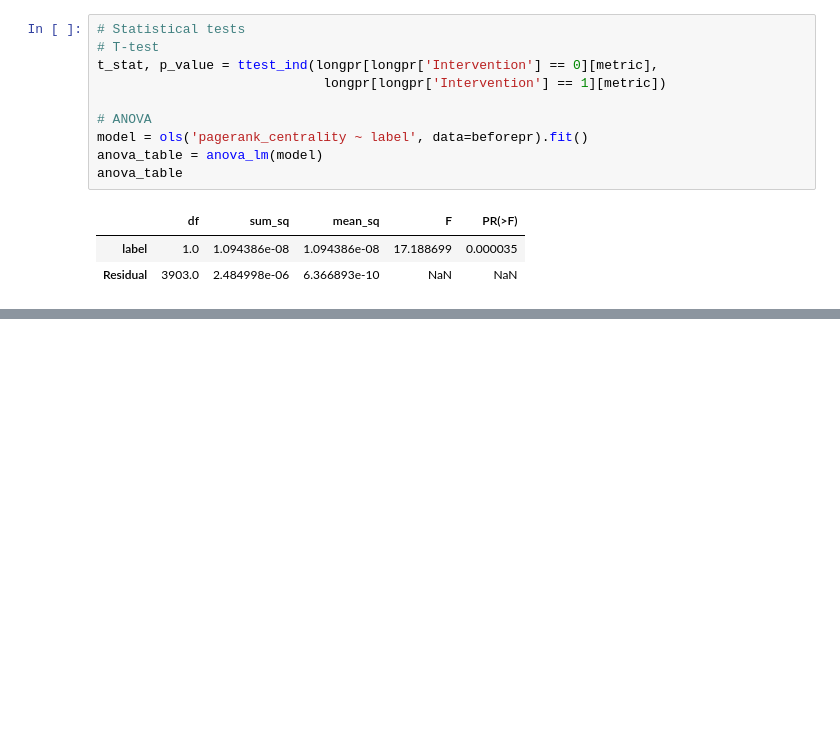
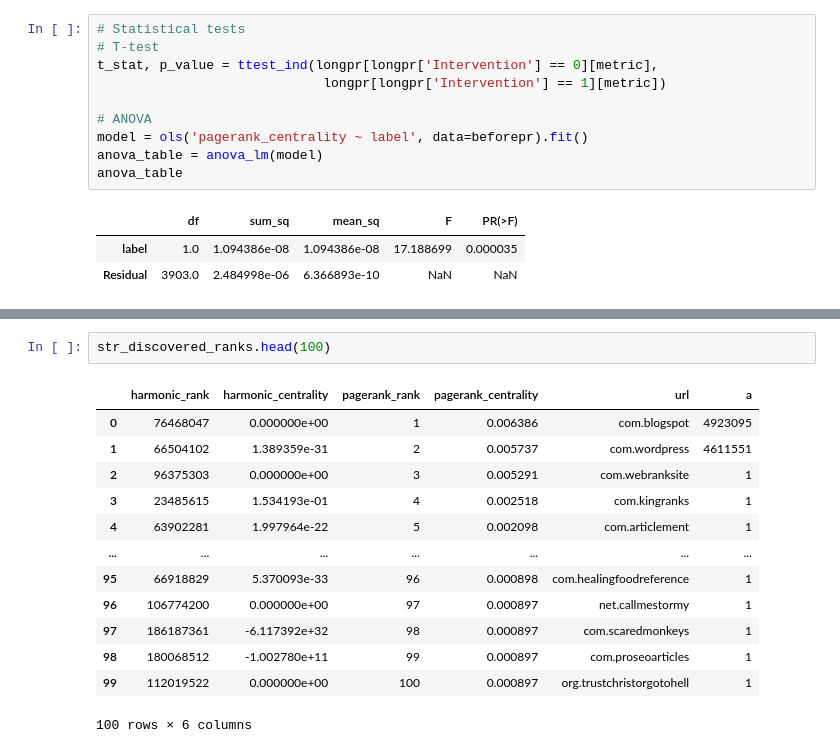
Before and after one commit to PeterCarragher/cc-webgraph, a Jupyter notebook: ranking/ppr_pre_post_plots.ipynb, the cells around one changed output, grey strips where cells are left out. Drawn from its saved outputs; the diff is of its cells as text; blank space fills up the shorter version.

```diff
--- a/ranking/ppr_pre_post_plots.ipynb
+++ b/ranking/ppr_pre_post_plots.ipynb
@@ -108,0 +144,16 @@ Kruskal-Wallis H test p-value: [1.14946585e-260]
+# %%
+str_discovered_ranks.head(100)
+# %% [output]
+|  | harmonic_rank | harmonic_centrality | pagerank_rank | pagerank_centrality | url | a |
+| 0 | 76468047 | 0.000000e+00 | 1 | 0.006386 | com.blogspot | 4923095 |
+| 1 | 66504102 | 1.389359e-31 | 2 | 0.005737 | com.wordpress | 4611551 |
+| 2 | 96375303 | 0.000000e+00 | 3 | 0.005291 | com.webranksite | 1 |
+| 3 | 23485615 | 1.534193e-01 | 4 | 0.002518 | com.kingranks | 1 |
+| 4 | 63902281 | 1.997964e-22 | 5 | 0.002098 | com.articlement | 1 |
+| ... | ... | ... | ... | ... | ... | ... |
+| 95 | 66918829 | 5.370093e-33 | 96 | 0.000898 | com.healingfoodreference | 1 |
+| 96 | 106774200 | 0.000000e+00 | 97 | 0.000897 | net.callmestormy | 1 |
+| 97 | 186187361 | -6.117392e+32 | 98 | 0.000897 | com.scaredmonkeys | 1 |
+| 98 | 180068512 | -1.002780e+11 | 99 | 0.000897 | com.proseoarticles | 1 |
+| 99 | 112019522 | 0.000000e+00 | 100 | 0.000897 | org.trustchristorgotohell | 1 |
+100 rows × 6 columns
```
Also changed, not shown: parts of 5 cells of this notebook, 4 other files.
